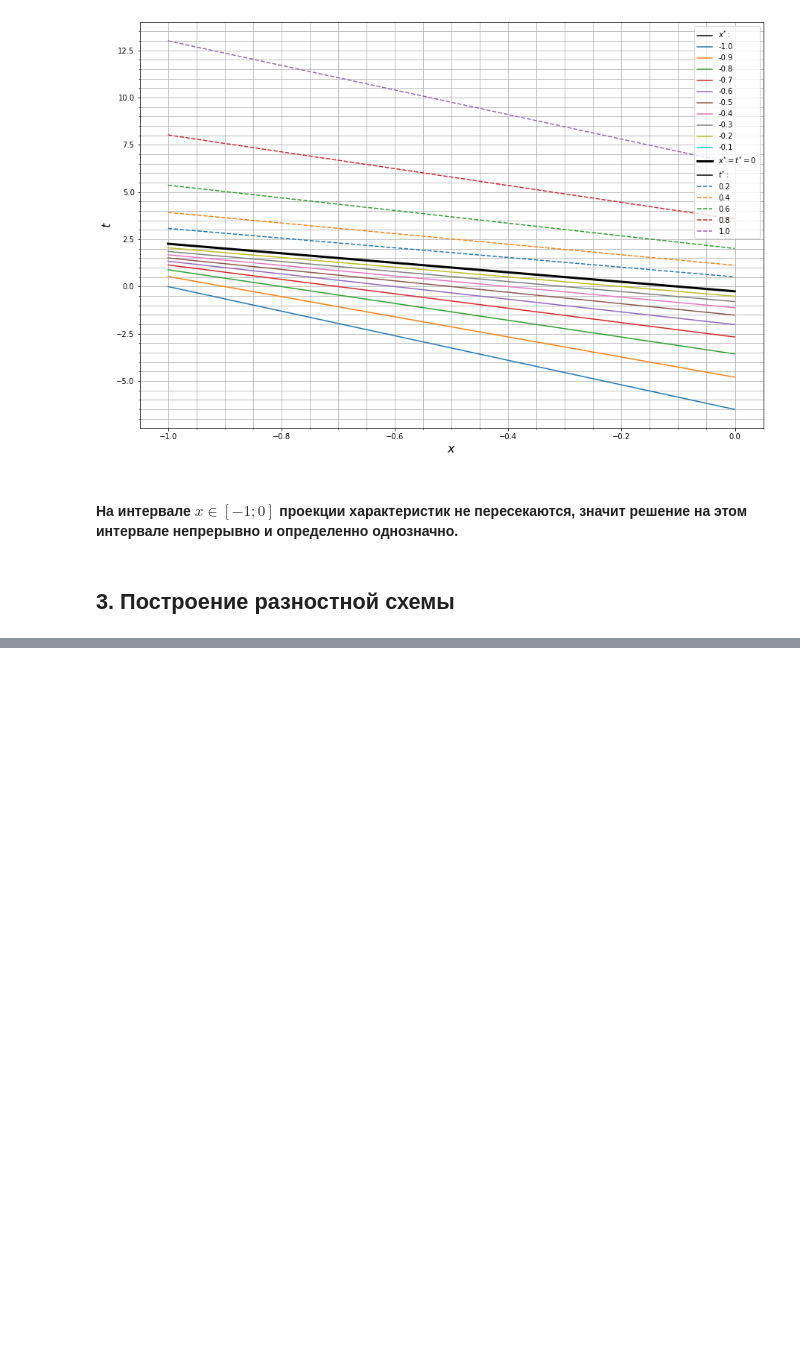
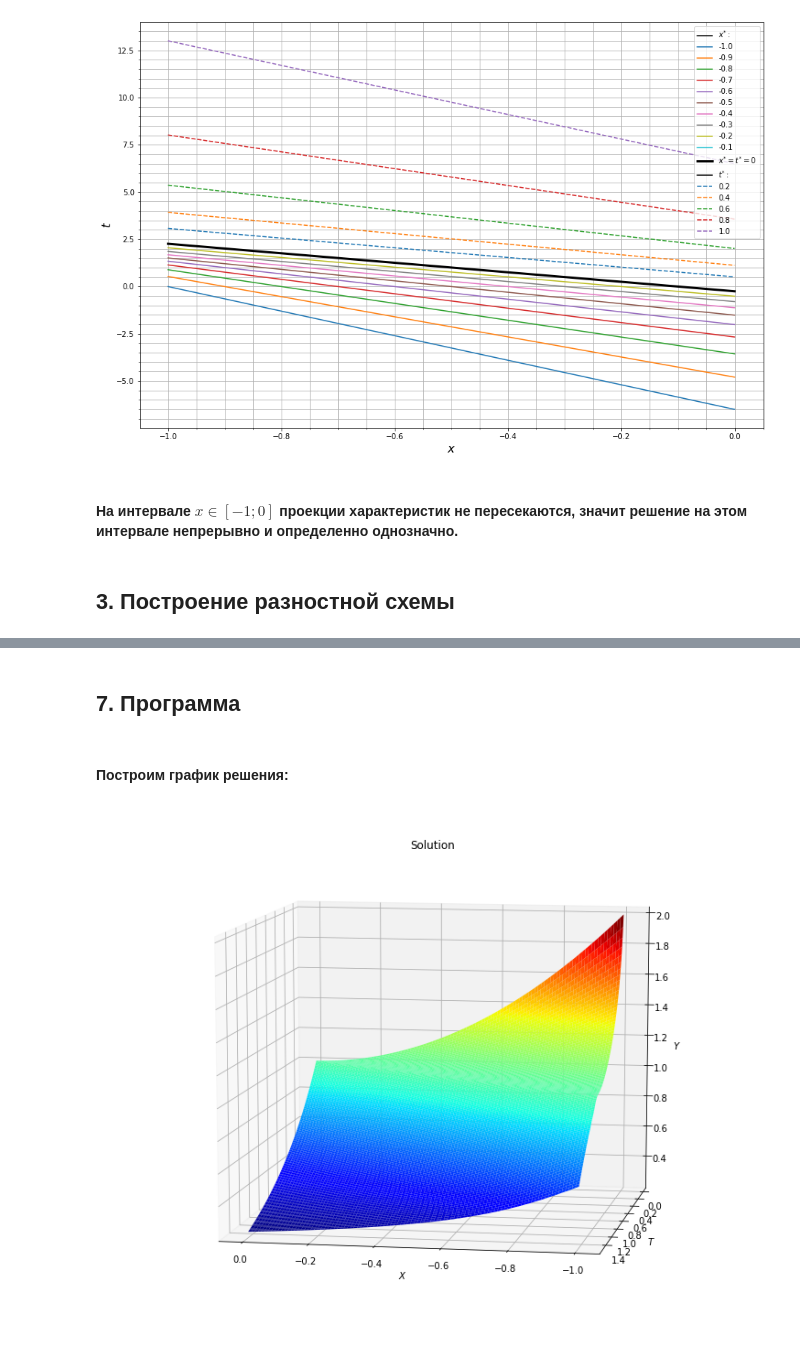
Before and after one commit to INESSAZ7/OMM, a Jupyter notebook: OMM_z1.ipynb, the cells around one changed output, grey strips where cells are left out. Saved outputs shown, nothing was run; the diff lists cells and outputs as text; code cells hidden in the pictures; blank space fills up the shorter version.

```diff
--- a/OMM_z1.ipynb
+++ b/OMM_z1.ipynb
@@ -103,0 +213,2 @@ plt.show()
+# %% [markdown]
+## 7. Программа
@@ -103,0 +274,19 @@ plt.show()
+# %% [markdown]
+#### Построим график решения:
+# %%
+xn = np.linspace(0, -1, num = N)
+tm = np.linspace(0, 1.5, num = M)
+
+X, T = np.meshgrid(xn, tm)
+
+frame = plt.figure(figsize=(10,8))
+axes = Axes3D(frame)
+axes.plot_surface(X,T,y,cmap='jet', linewidth=0.5,rstride=1, cstride=1)
+axes.view_init(10, 100)
+axes.set_xlabel('$X$')
+axes.set_ylabel('$T$')
+axes.set_zlabel('$Y$')
+axes.set_title('Solution')
+plt.show();
+# %% [output]
+[figure, added]
```
Also changed, not shown: parts of 12 cells of this notebook.
